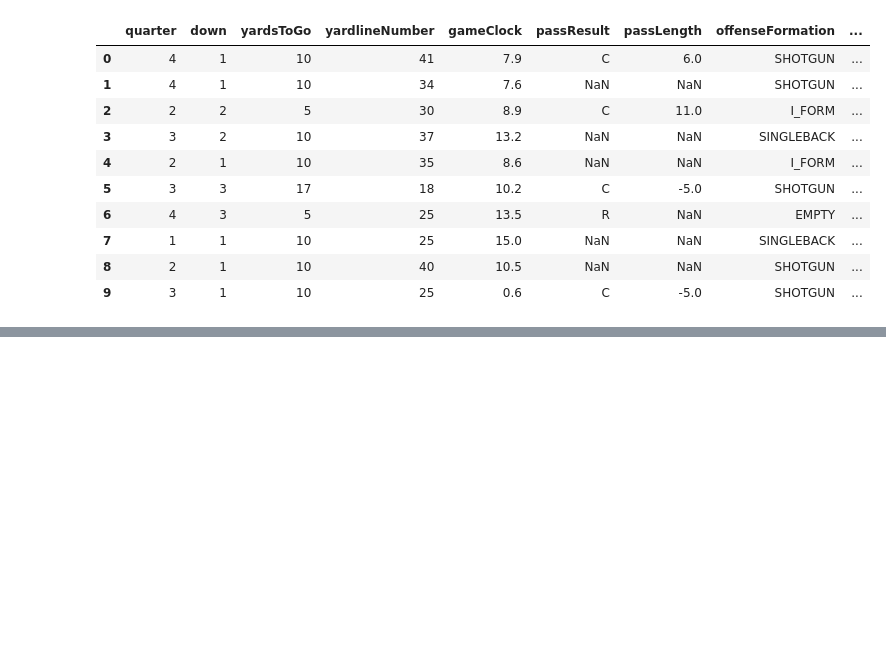
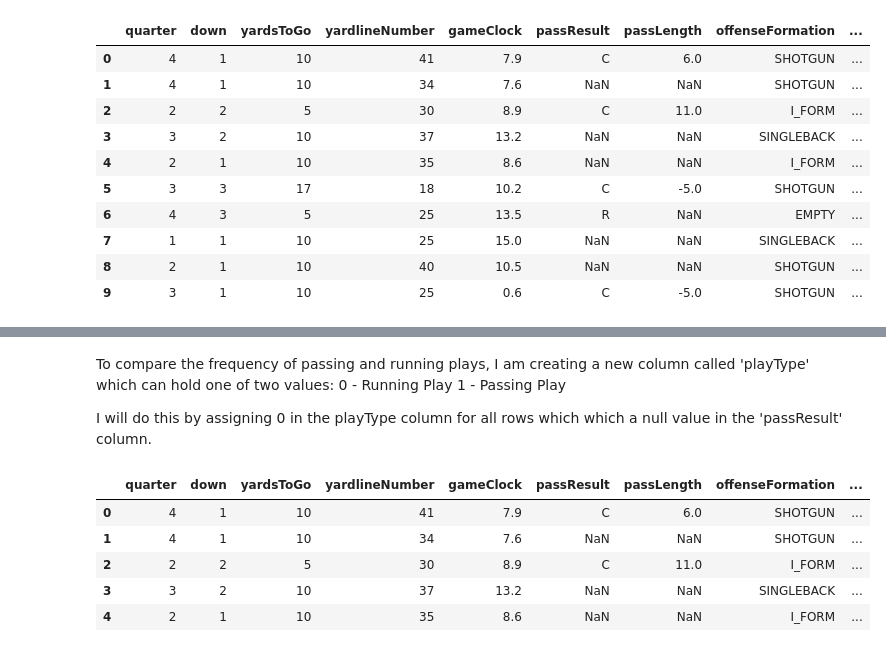
Before and after one commit to HimalKarkal/NFL, a Jupyter notebook: Plays.ipynb, the cells around one changed output, grey strips where cells are left out. Cells and saved outputs as stored; diff of their text form; code cells hidden in the pictures; blank space fills up the shorter version.

```diff
--- a/Plays.ipynb
+++ b/Plays.ipynb
@@ -59,0 +80,5 @@ df.head(10)
+# %%
+#Removing rows with NAs in defendersInTheBox column.
+
+df = df[~df['defendersInTheBox'].isna()]
+df.info()
@@ -59,0 +103,16 @@ df.head(10)
+# %% [markdown]
+To compare the frequency of passing and running plays, I am creating a new column called 'playType' which can hold one of two values:
+0 - Running Play
+1 - Passing Play
+
+I will do this by assigning 0 in the playType column for all rows which which a null value in the 'passResult' column.
+# %%
+df['playType'] = df['passResult'].apply(lambda x: 0 if pd.isna(x) else 1)
+df.head(5)
+# %% [output]
+|  | quarter | down | yardsToGo | yardlineNumber | gameClock | passResult | passLength | offenseFormation | ... |
+| 0 | 4 | 1 | 10 | 41 | 7.9 | C | 6.0 | SHOTGUN | ... |
+| 1 | 4 | 1 | 10 | 34 | 7.6 | NaN | NaN | SHOTGUN | ... |
+| 2 | 2 | 2 | 5 | 30 | 8.9 | C | 11.0 | I_FORM | ... |
+| 3 | 3 | 2 | 10 | 37 | 13.2 | NaN | NaN | SINGLEBACK | ... |
+| 4 | 2 | 1 | 10 | 35 | 8.6 | NaN | NaN | I_FORM | ... |
```
Also changed, not shown: parts of 3 cells of this notebook.
